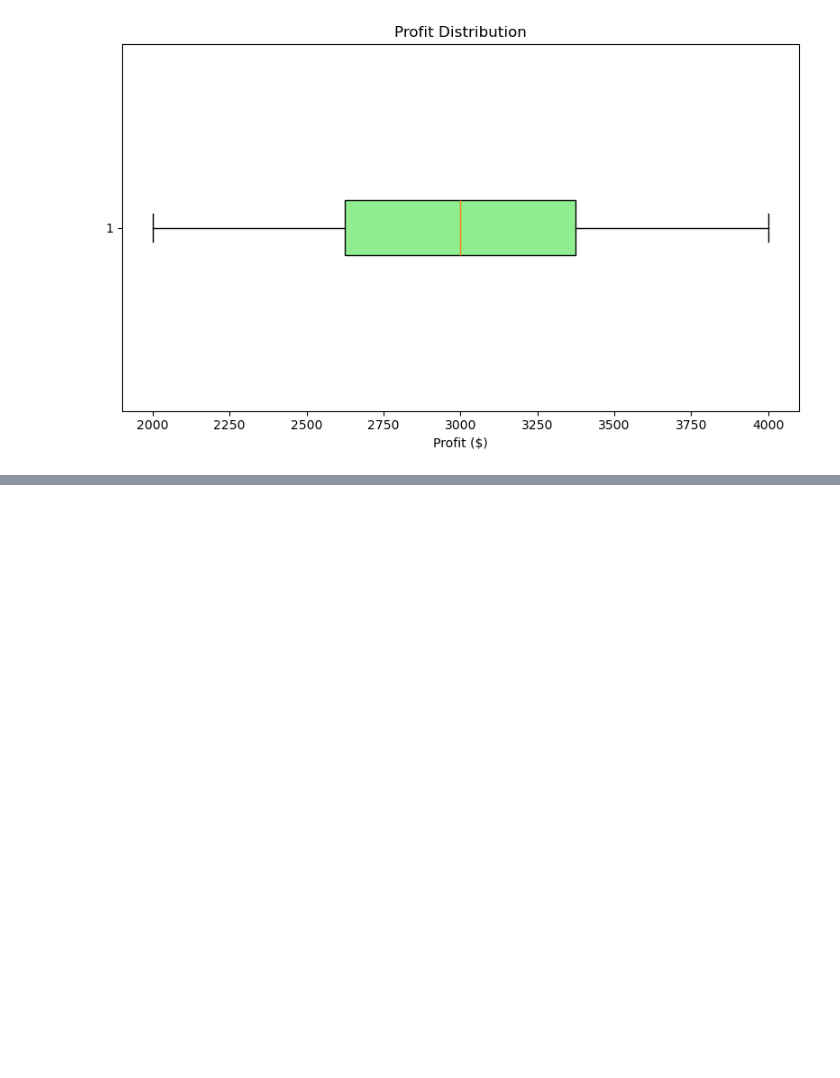
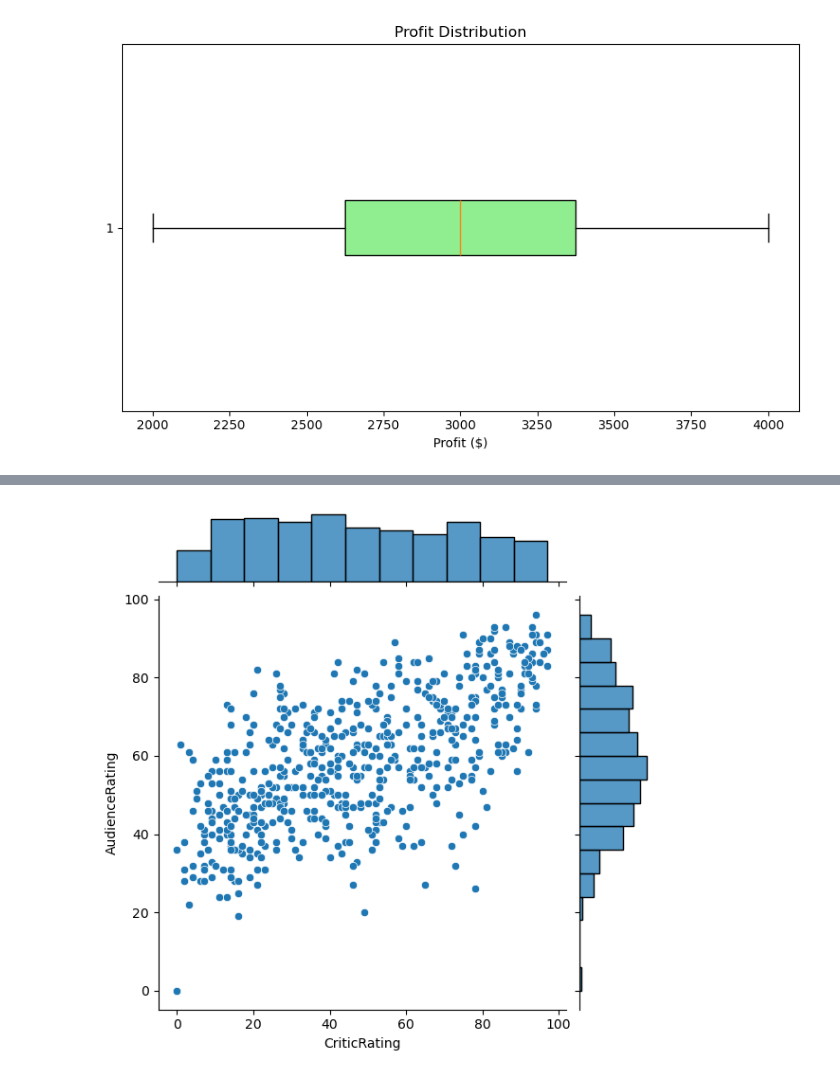
Before and after one commit to Ashusurya00/fsds-genai-agenticai-aitools, a Jupyter notebook: matplotlib_gradio.ipynb, the cells around one changed output, grey strips where cells are left out. Saved outputs shown, nothing was run; the diff lists cells and outputs as text; code cells hidden in the pictures; blank space fills up the shorter version.

```diff
--- a/matplotlib_gradio.ipynb
+++ b/matplotlib_gradio.ipynb
@@ -248,0 +495,3 @@ demo.launch()
+# %%
+df = pd.read_csv(r"C:\Users\aashutosh\Downloads\Movie-Rating.csv")
+df
@@ -248,0 +568,2 @@ demo.launch()
+# %%
+df.columns = ['Film','Genre','CriticRating','AudienceRating','BudgetMillions','Year']
@@ -248,0 +726,2 @@ demo.launch()
+# %%
+df.Film = df.Film.astype('category')
@@ -248,0 +744,3 @@ demo.launch()
+# %%
+df.Genre = df.Genre.astype('category')
+df.Year = df.Year.astype('category')
@@ -248,0 +819,4 @@ demo.launch()
+# %%
+j = sns.jointplot(data=df,x='CriticRating', y='AudienceRating')
+# %% [output]
+[figure, added]
```
Also changed, not shown: parts of 81 cells of this notebook.
